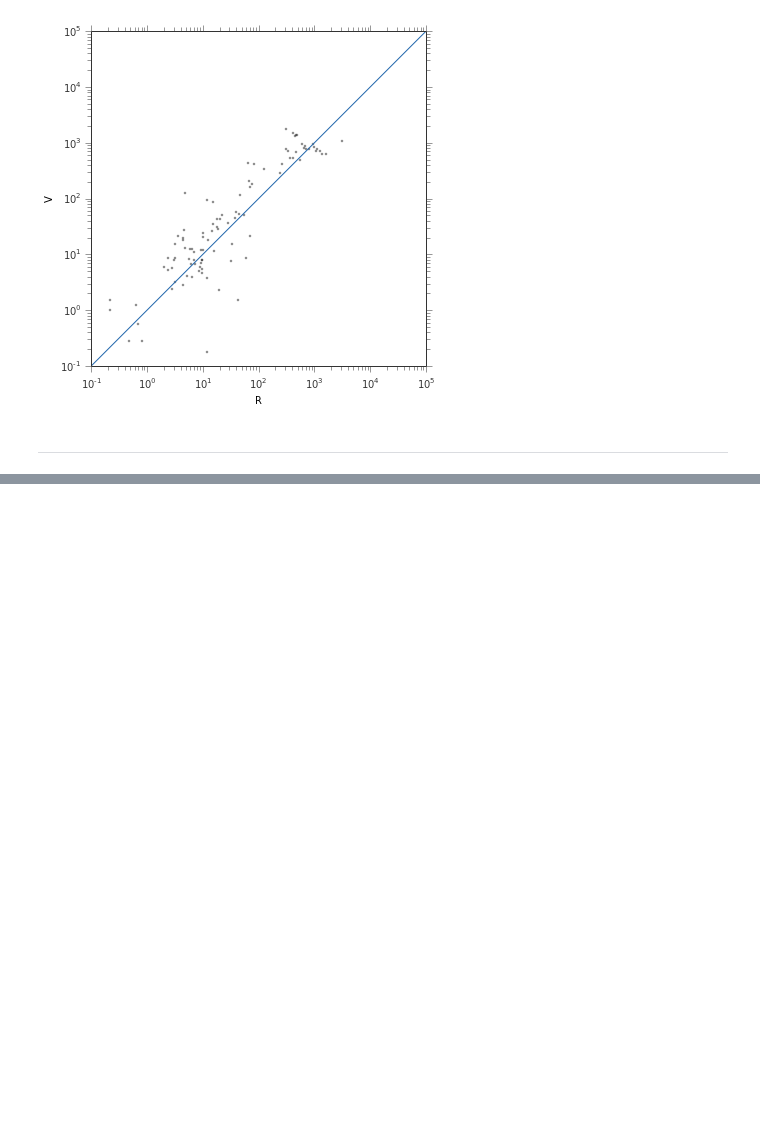
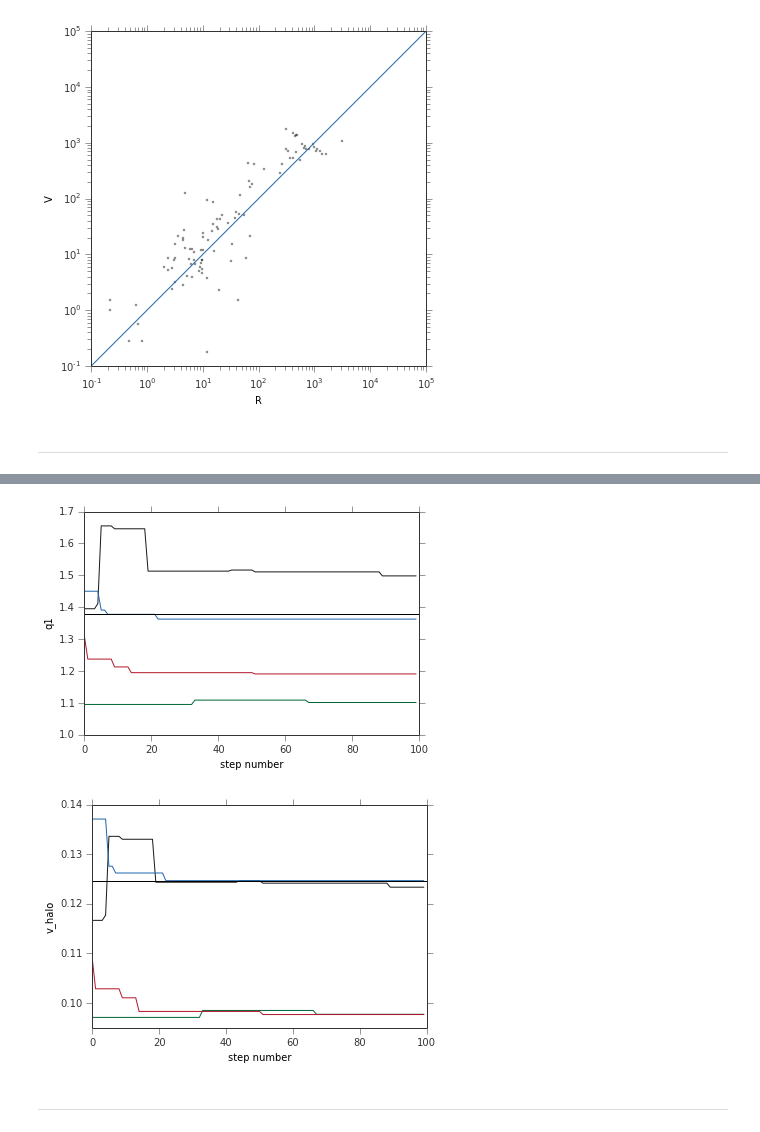
Before and after one commit to adrn/streams, a Jupyter notebook: text/notebooks/New Likelihood.ipynb, the cells around one changed output, grey strips where cells are left out. Cells and saved outputs as stored; diff of their text form; code cells hidden in the pictures; blank space fills up the shorter version.

```diff
--- a/text/notebooks/New Likelihood.ipynb
+++ b/text/notebooks/New Likelihood.ipynb
@@ -135,0 +191,19 @@ xlabel(param)
+# %%
+def likelihood_wrapper(p, param_names, satellite, particles):
+    return likelihood(satellite, particles, potential_params=dict(zip(param_names,p)))
+# %%
+# set these
+param_names = ['q1', 'v_halo']
+nwalkers = 4
+ndim = len(param_names)
+
+# don't change here
+sampler = emcee.EnsembleSampler(lnpostfn=likelihood_wrapper,
+                                nwalkers=nwalkers, dim=ndim,
+                                args=(param_names, satellite, particles))
+
+p0 = np.zeros((nwalkers, ndim))
+for ii in range(ndim):
+    p0[:,ii] = np.random.uniform(0.75, 1.25, nwalkers) * _true_params[param_names[ii]]
+# %%
+pos,prob,state = sampler.run_mcmc(p0, 100)
@@ -135,0 +214,16 @@ xlabel(param)
+# %%
+chain = np.array(sampler.chain)
+
+for jj in range(ndim):
+    figure()
+    xlabel("step number")
+    ylabel(param_names[jj])
+    for ii in range(nwalkers):
+        plot(chain[ii,:,jj])
+
+    axhline(_true_params[param_names[jj]])
+# %% [output]
+[figure, added]
+[figure, added]
+# %% [markdown]
+---
```
Also changed, not shown: parts of 17 cells of this notebook.
